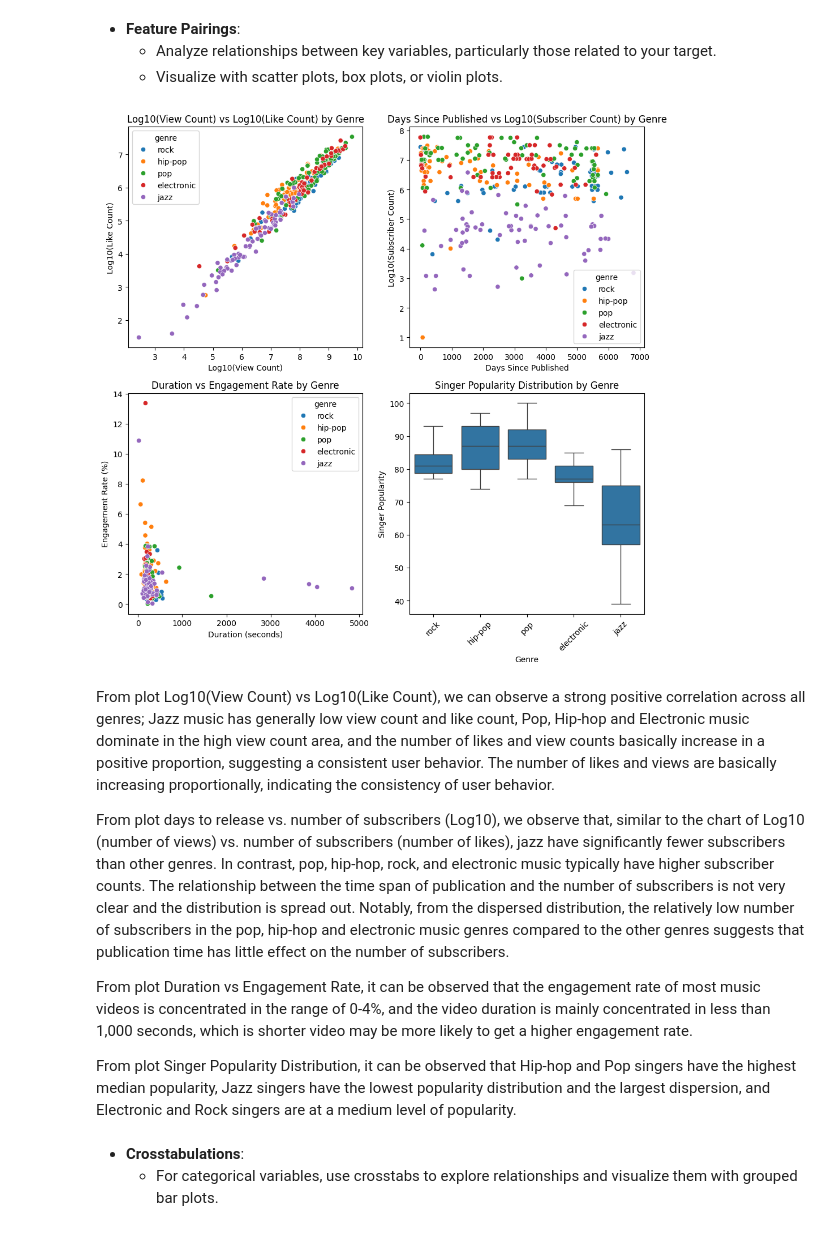
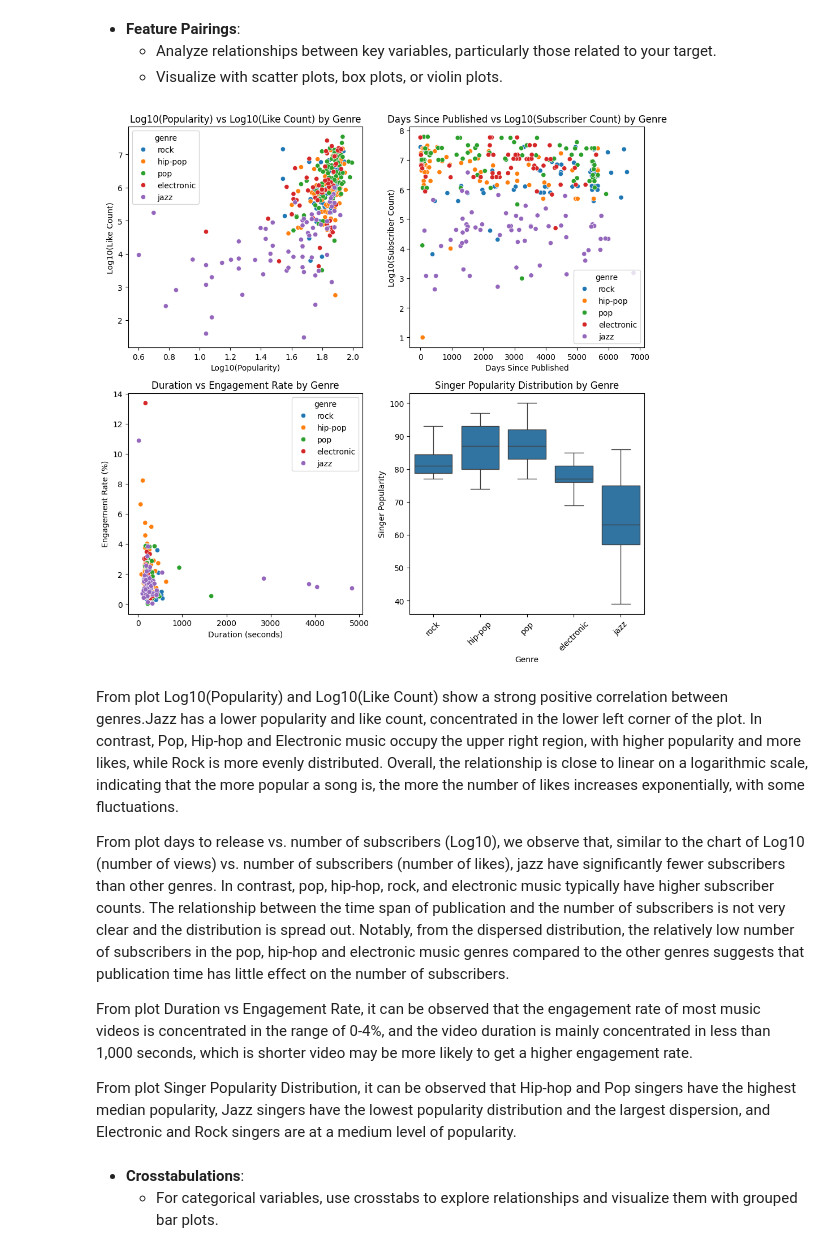
Before and after one commit to Jaycallyz/DSAN-5000-Project, a Jupyter notebook: technical-details/eda/main.ipynb, the cells around one changed output. Drawn from its saved outputs; the diff is of its cells as text; code cells hidden in the pictures.

```diff
--- a/technical-details/eda/main.ipynb
+++ b/technical-details/eda/main.ipynb
@@ -157,14 +159,14 @@ In addition, Singer_popularity showed significant correlations with several feat
 # Feature Pairing Analysis
 fig, axes = plt.subplots(2, 2, figsize=(10, 10))
 
-# 1. Log10(View Count) vs Log10(Like Count) by Genre
+# 1. Log10(Popularity) vs Log10(Like Count) by Genre
 sns.scatterplot(data=df,
-                x=np.log10(df['View Count']),
+                x=np.log10(df['Popularity']),
                 y=np.log10(df['Like Count']),
                 hue='genre',
                 ax=axes[0, 0])
-axes[0, 0].set_title('Log10(View Count) vs Log10(Like Count) by Genre')
-axes[0, 0].set_xlabel('Log10(View Count)')
+axes[0, 0].set_title('Log10(Popularity) vs Log10(Like Count) by Genre')
+axes[0, 0].set_xlabel('Log10(Popularity)')
 axes[0, 0].set_ylabel('Log10(Like Count)')
 
 # 2. Days Since Published vs Subscriber Count
@@ -174,36 +176,36 @@ sns.scatterplot(data=df,
                 hue='genre',
                 ax=axes[0, 1])
 axes[0, 1].set_title('Days Since Published vs Log10(Subscriber Count) by Genre')
 axes[0, 1].set_xlabel('Days Since Published')
 axes[0, 1].set_ylabel('Log10(Subscriber Count)')
 
 # 3. Duration vs Engagement Rate by Genre
 df['Engagement_Rate'] = (df['Like Count'] + df['Comment Count']) / df['View Count'] * 100
 sns.scatterplot(data=df,
                 x='Duration_seconds',
                 y='Engagement_Rate',
                 hue='genre',
                 ax=axes[1, 0])
 axes[1, 0].set_title('Duration vs Engagement Rate by Genre')
 axes[1, 0].set_xlabel('Duration (seconds)')
 axes[1, 0].set_ylabel('Engagement Rate (%)')
 
 # 4. Singer Popularity Distribution by Genre
 sns.boxplot(data=df,
             x='genre',
             y='singer_popularity',
             ax=axes[1, 1])
 axes[1, 1].set_title('Singer Popularity Distribution by Genre')
 axes[1, 1].set_xlabel('Genre')
 axes[1, 1].set_ylabel('Singer Popularity')
 axes[1, 1].set_xticklabels(axes[1, 1].get_xticklabels(), rotation=45)
 
 plt.tight_layout()
 plt.show()
 # %% [output]
-[figure, old version]
+[figure, new version]
 # %% [markdown]
-From plot Log10(View Count) vs Log10(Like Count), we can observe a strong positive correlation across all genres; Jazz music has generally low view count and like count, Pop, Hip-hop and Electronic music dominate in the high view count area, and the number of likes and view counts basically increase in a positive proportion, suggesting a consistent user behavior. The number of likes and views are basically increasing proportionally, indicating the consistency of user behavior.
+From plot Log10(Popularity) and Log10(Like Count) show a strong positive correlation between genres.Jazz has a lower popularity and like count, concentrated in the lower left corner of the plot. In contrast, Pop, Hip-hop and Electronic music occupy the upper right region, with higher popularity and more likes, while Rock is more evenly distributed. Overall, the relationship is close to linear on a logarithmic scale, indicating that the more popular a song is, the more the number of likes increases exponentially, with some fluctuations.
 
 From plot days to release vs. number of subscribers (Log10), we observe that, similar to the chart of Log10 (number of views) vs. number of subscribers (number of likes), jazz have significantly fewer subscribers than other genres. In contrast, pop, hip-hop, rock, and electronic music typically have higher subscriber counts. The relationship between the time span of publication and the number of subscribers is not very clear and the distribution is spread out. Notably, from the dispersed distribution, the relatively low number of subscribers in the pop, hip-hop and electronic music genres compared to the other genres suggests that publication time has little effect on the number of subscribers.
 
```
Also changed, not shown: parts of 9 cells of this notebook, 7 other files.
